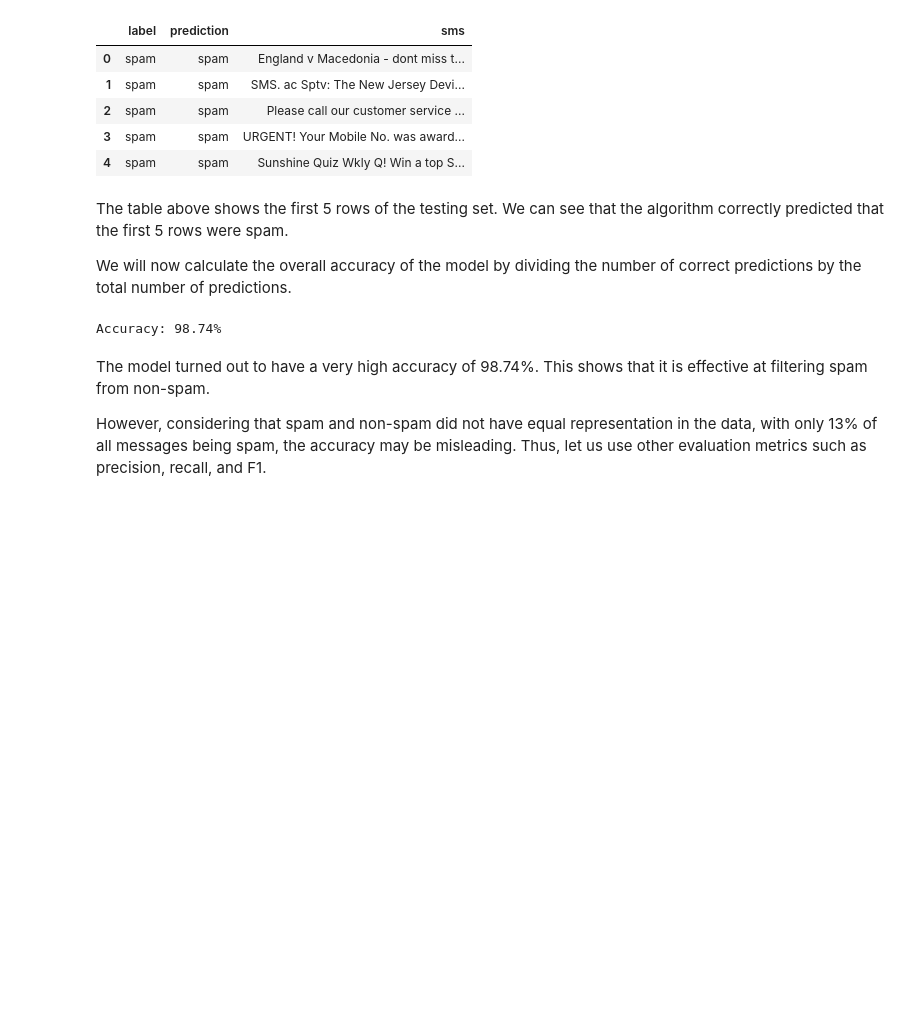
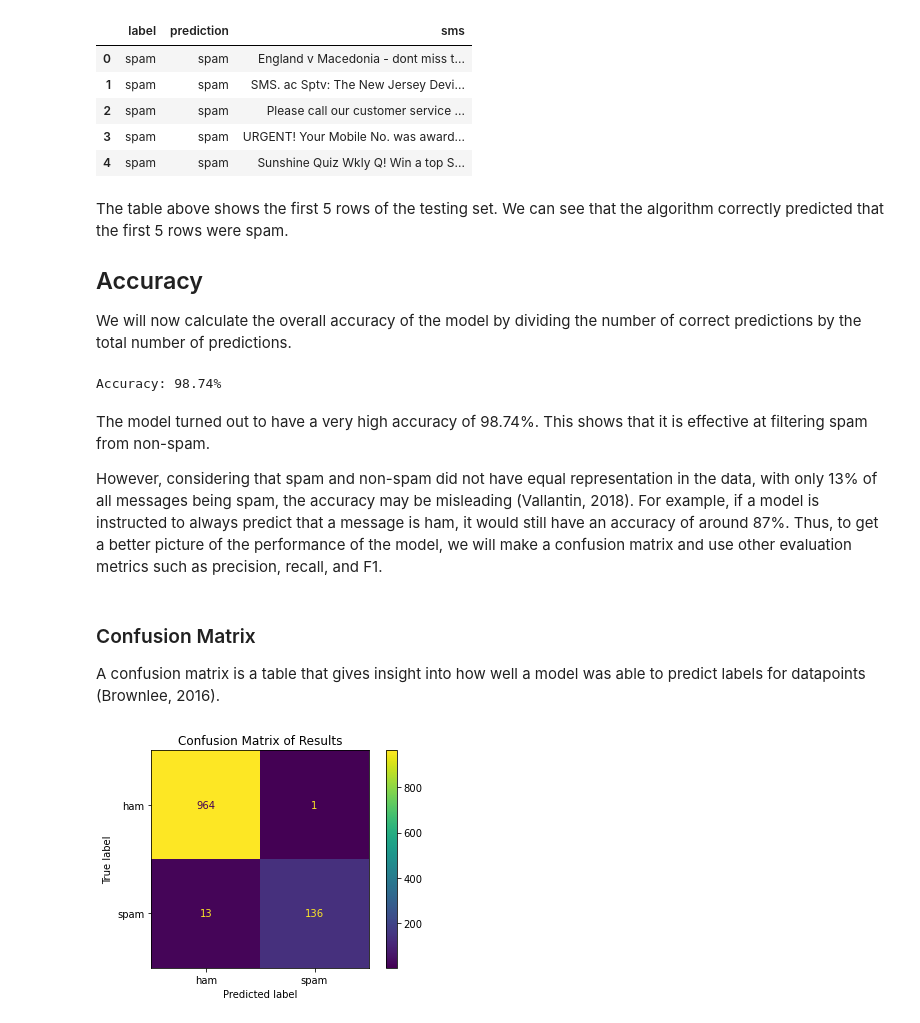
Before and after one commit to MiguelAHG/mahg-data-science, a Jupyter notebook: _notebooks/2021-12-13-Naive-Bayes-Algorithm-Detecting-Spam-Messages.ipynb, the cells around one changed output. Cells and saved outputs as stored; diff of their text form; code cells hidden in the pictures; blank space fills up the shorter version.

```diff
--- a/_notebooks/2021-12-13-Naive-Bayes-Algorithm-Detecting-Spam-Messages.ipynb
+++ b/_notebooks/2021-12-13-Naive-Bayes-Algorithm-Detecting-Spam-Messages.ipynb
@@ -510,6 +526,8 @@ full_test.head()
 # %% [markdown]
 The table above shows the first 5 rows of the testing set. We can see that the algorithm correctly predicted that the first 5 rows were spam.
 
+## Accuracy
+
 We will now calculate the overall accuracy of the model by dividing the number of correct predictions by the total number of predictions.
 # %%
 #collapse-hide
@@ -521,4 +539,19 @@ Accuracy: 98.74%
 # %% [markdown]
 The model turned out to have a very high accuracy of 98.74%. This shows that it is effective at filtering spam from non-spam.
 
-However, considering that spam and non-spam did not have equal representation in the data, with only 13% of all messages being spam, the accuracy may be misleading. Thus, let us use other evaluation metrics such as precision, recall, and F1.
+However, considering that spam and non-spam did not have equal representation in the data, with only 13% of all messages being spam, the accuracy may be misleading (Vallantin, 2018). For example, if a model is instructed to always predict that a message is ham, it would still have an accuracy of around 87%. Thus, to get a better picture of the performance of the model, we will make a confusion matrix and use other evaluation metrics such as precision, recall, and F1.
+# %% [markdown]
+### Confusion Matrix
+
+A confusion matrix is a table that gives insight into how well a model was able to predict labels for datapoints (Brownlee, 2016).
+# %%
+#collapse-hide
+cm = confusion_matrix(y_test, y_pred, labels = ["ham", "spam"])
+
+disp = ConfusionMatrixDisplay(cm, display_labels = ["ham", "spam"])
+disp.plot()
+
+plt.title("Confusion Matrix of Results")
+plt.show()
+# %% [output]
+[figure, added]
```
Also changed, not shown: parts of 23 cells of this notebook.
